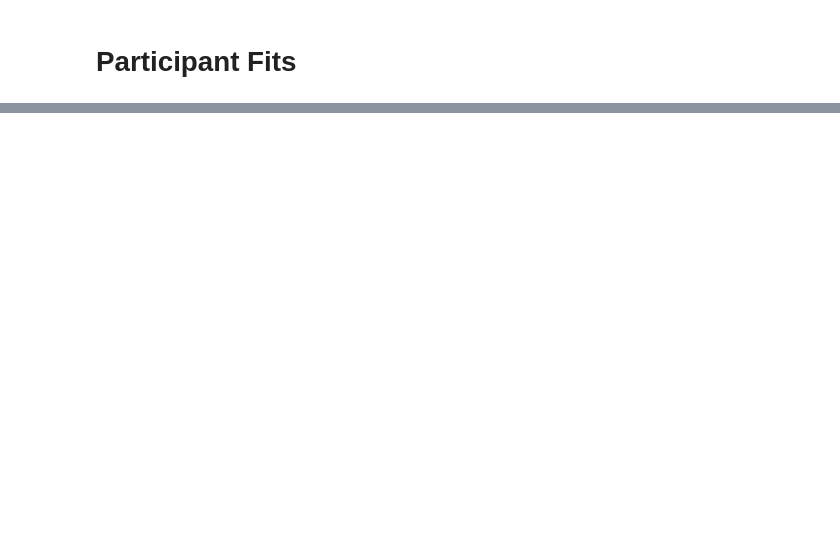
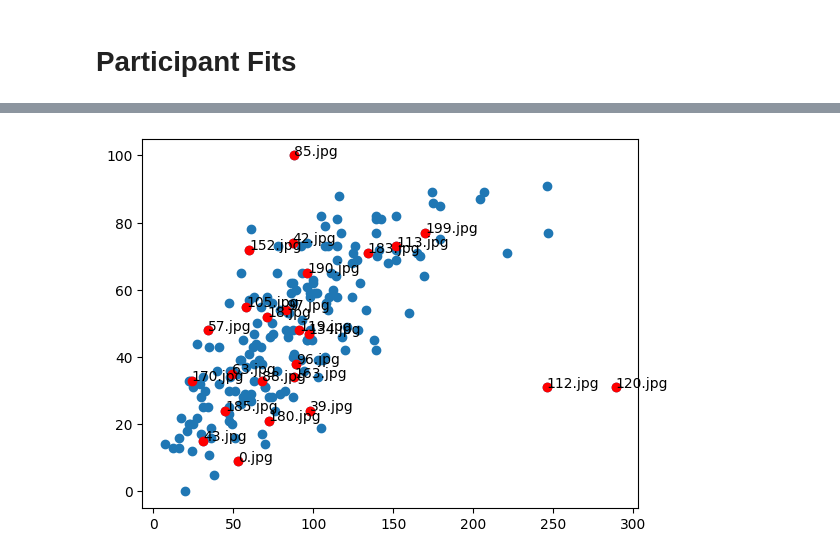
Before and after one commit to shenkev/segment-anything, a Jupyter notebook: analysis/regression.ipynb, the cells around one changed output, grey strips where cells are left out. Cells and saved outputs as stored; diff of their text form; code cells hidden in the pictures; blank space fills up the shorter version.

```diff
--- a/analysis/regression.ipynb
+++ b/analysis/regression.ipynb
@@ -276,0 +244,19 @@ participant_fit_variable_gain(fixed_variables, test_variables)
+# %%
+def load_unique_class(fpath='./savois_filtered_classes.json'):
+
+    class_labels = {}
+
+    with open(fpath, 'r') as f:
+        d = json.load(f)
+
+    class_labels['sav_obj'] = pd.DataFrame([[k, len(v)] for k, v in d['objects'].items()], columns=["filename", "num_uniqe_classes_filtered"])
+    class_labels['sav_sce'] = pd.DataFrame([[k, len(v)] for k, v in d['scenes'].items()], columns=["filename", "num_uniqe_classes_filtered"])
+
+    return class_labels
+
+def join_data_class(data, labels):
+    data_class = {}
+    data_class["sav_obj"] = pd.concat([labels["sav_obj"].set_index("filename"), data["sav_obj"].set_index("filename")], axis=1, join='inner').reset_index()
+    data_class["sav_sce"] = pd.concat([labels["sav_sce"].set_index("filename"), data["sav_sce"].set_index("filename")], axis=1, join='inner').reset_index()
+
+    return data_class
@@ -276,0 +317,2 @@ participant_fit_variable_gain(fixed_variables, test_variables)
+# %%
+df = data_class["sav_obj"]
@@ -276,0 +333,10 @@ participant_fit_variable_gain(fixed_variables, test_variables)
+# %%
+fig, ax = plt.subplots()
+x, y = data["sav_obj"]["32points"], data["sav_obj"]["complexity"]
+ax.scatter(x, y);
+x, y = df["32points"], df["complexity"]
+ax.scatter(x, y, color="red");
+for i in df.index:
+    ax.annotate(df["filename"][i], (x[i], y[i]))
+# %% [output]
+[figure, added]
```
Also changed, not shown: parts of 57 cells of this notebook.
